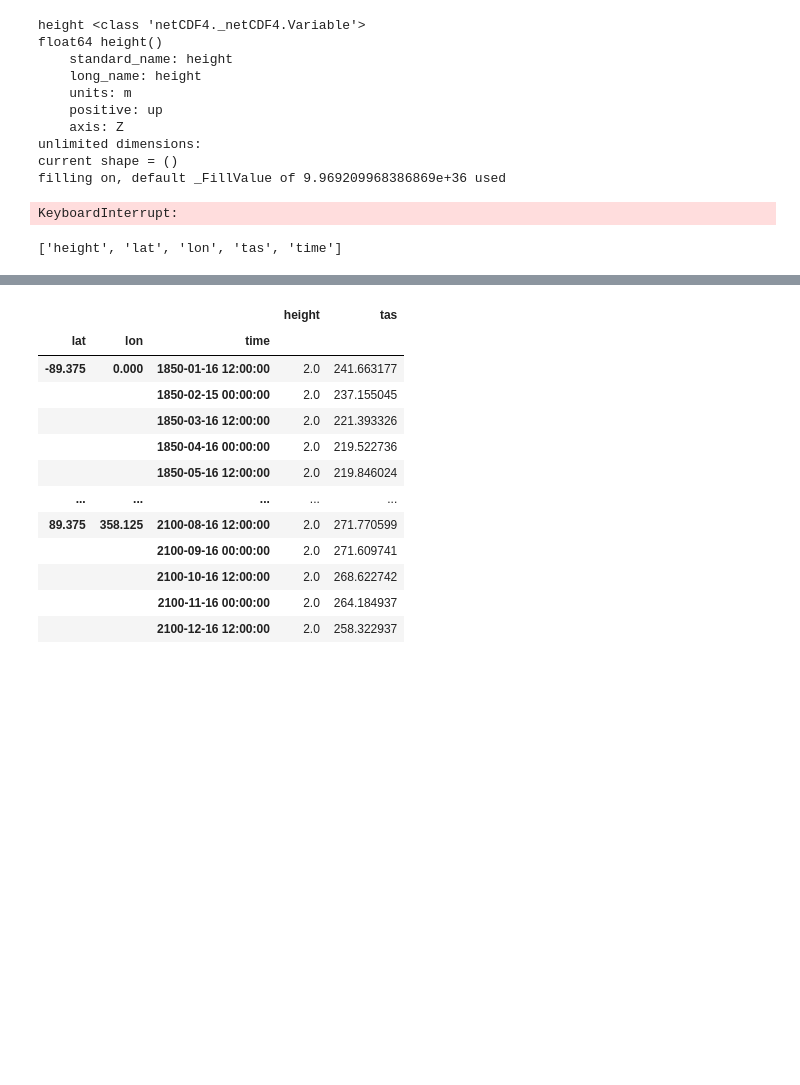
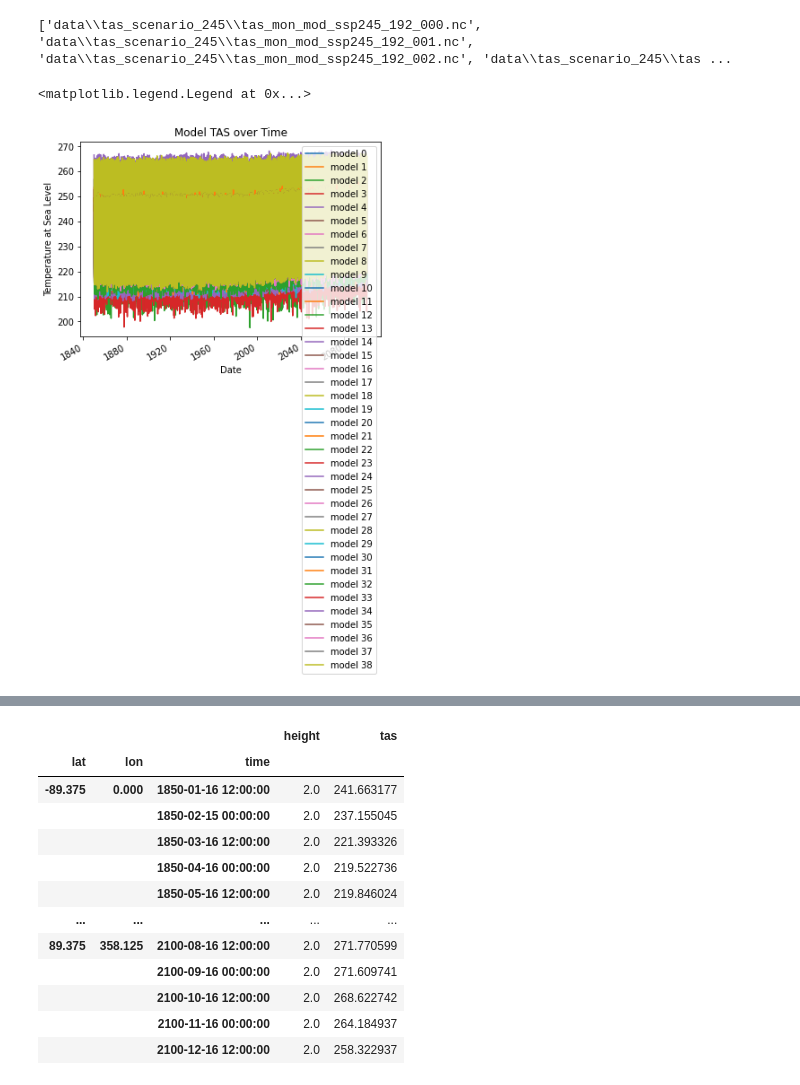
Before and after one commit to opticwiznub/Honours-Thesis, a Jupyter notebook: code/netcdf_to_pd.ipynb, the cells around one changed output, grey strips where cells are left out. Drawn from its saved outputs; the diff is of its cells as text; code cells hidden in the pictures; blank space fills up the shorter version.

```diff
--- a/code/netcdf_to_pd.ipynb
+++ b/code/netcdf_to_pd.ipynb
@@ -1,31 +0,0 @@
-# %%
-import netCDF4
-import pandas as pd
-
-precip_nc_file = 'data\\tas_scenario_245\\tas_mon_mod_ssp245_192_000.nc'
-nc = netCDF4.Dataset(precip_nc_file)
-cols = list(nc.variables.keys())
-list_nc = []
-for c in cols:
-    print(c, nc.variables[c])
-    list_nc.append(list(nc.variables[c]))
-df_nc = pd.DataFrame(list_nc)
-df_nc = df_nc.T
-df_nc.columns = cols
-df_nc.to_csv("file_path.csv", index = False)
-# %% [output]
-height <class 'netCDF4._netCDF4.Variable'>
-float64 height()
-    standard_name: height
-    long_name: height
-    units: m
-    positive: up
-    axis: Z
-unlimited dimensions:
-current shape = ()
-filling on, default _FillValue of 9.969209968386869e+36 used
-KeyboardInterrupt:
-# %%
-cols
-# %% [output]
-['height', 'lat', 'lon', 'tas', 'time']
@@ -32 +8,34 @@ cols
+# %%
+import glob
+print(glob.glob('data\\tas_scenario_245\\tas_mon_mod_ssp245_192_*.nc'))
+# %% [output]
+['data\\tas_scenario_245\\tas_mon_mod_ssp245_192_000.nc', 'data\\tas_scenario_245\\tas_mon_mod_ssp245_192_001.nc', 'data\\tas_scenario_245\\tas_mon_mod_ssp245_192_002.nc', 'data\\tas_scenario_245\\tas ...
+# %%
+import xarray as xr
+import pandas as pd
+import glob
+
+data_dict = {}
+i = 0
+
+for filename in glob.glob('data\\tas_scenario_245\\tas_mon_mod_ssp245_192_*.nc'):
+    data = xr.open_dataset(filename)
+    data_df = data.to_dataframe().reset_index()
+    plot = data_df.loc[(data_df['lat'] == -89.375) & (data_df['lon'] == 0), ['time', 'tas']]
+    plt.plot(plot['time'], plot['tas'], label=f'model {i}')
+    i += 1
+
+plt.title('Model TAS over Time')
+
+# rotating the x-axis tick labels at 30degree
+# towards right
+plt.xticks(rotation=30, ha='right')
+
+# Providing x and y label to the chart
+plt.xlabel('Date')
+plt.ylabel('Temperature at Sea Level')
+plt.legend(loc='best')
+# %% [output]
+<matplotlib.legend.Legend at 0x...>
+[figure, added]
 # %%
```
Also changed, not shown: parts of 4 cells of this notebook.
